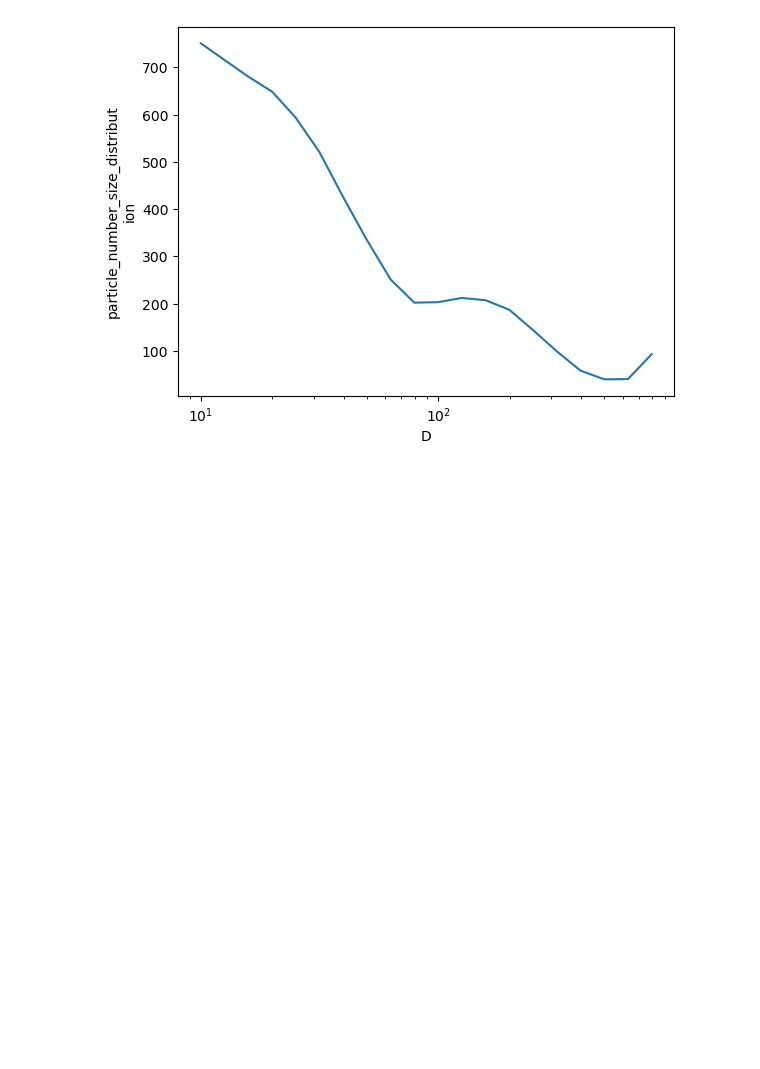
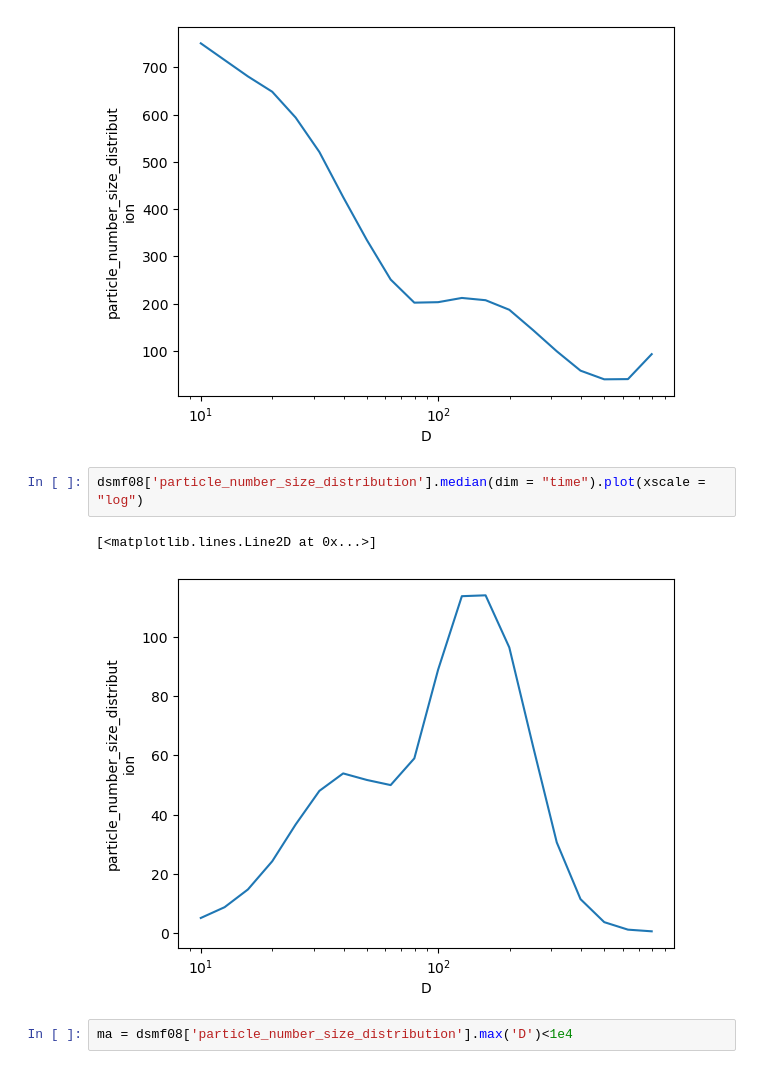
Before and after one commit to eScience-course/-Tjaernoe2022-group1, a Jupyter notebook: notebooks/Stefan/Particle size distribution.ipynb, the cells around one changed output. Saved outputs shown, nothing was run; the diff lists cells and outputs as text; blank space fills up the shorter version.

```diff
--- a/notebooks/Stefan/Particle size distribution.ipynb
+++ b/notebooks/Stefan/Particle size distribution.ipynb
@@ -652,3 +656,10 @@ dsmf08['particle_number_size_distribution'].mean(dim = "time").plot(xscale = "lo
 # %% [output]
 [<matplotlib.lines.Line2D at 0x...>]
 [figure]
+# %%
+dsmf08['particle_number_size_distribution'].median(dim = "time").plot(xscale = "log")
+# %% [output]
+[<matplotlib.lines.Line2D at 0x...>]
+[figure, added]
+# %%
+ma = dsmf08['particle_number_size_distribution'].max('D')<1e4
```
Also changed, not shown: parts of 21 cells of this notebook.
